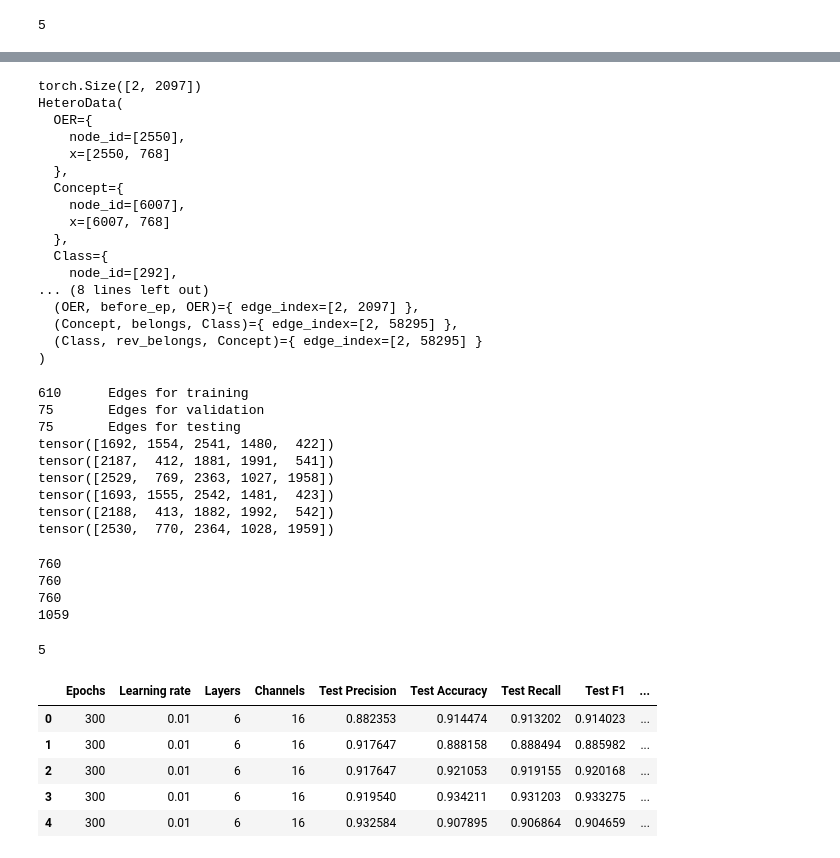
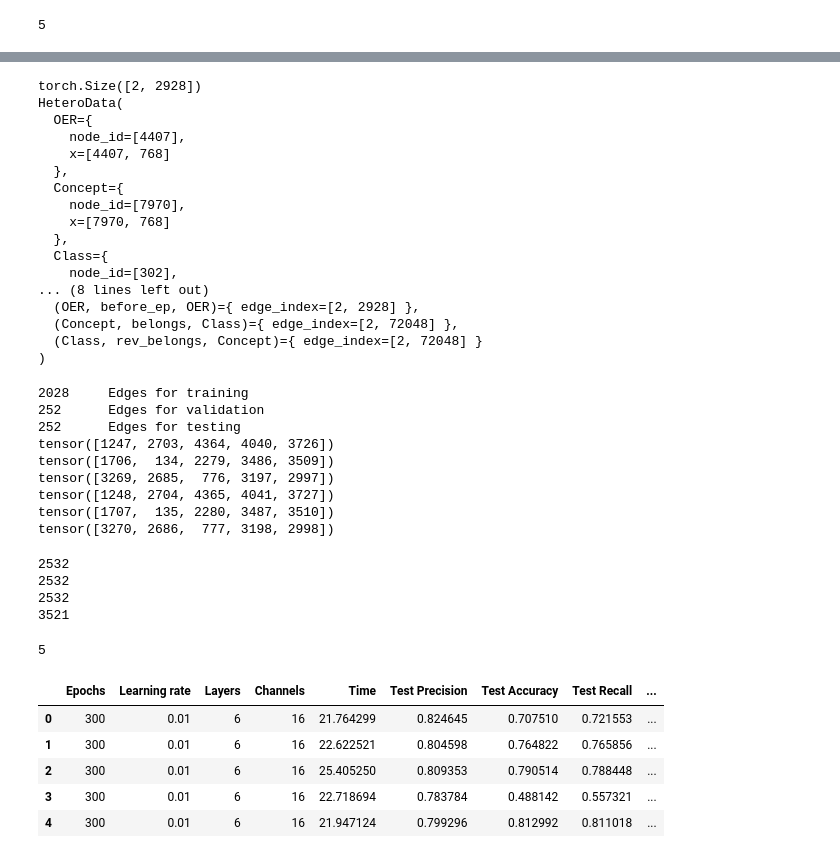
Before and after one commit to AymenRaouf/PrecedabilityOER, a Jupyter notebook: Modeling/Ablation.ipynb, the cells around one changed output, grey strips where cells are left out. Cells and saved outputs as stored; diff of their text form; code cells hidden in the pictures.

```diff
--- a/Modeling/Ablation.ipynb
+++ b/Modeling/Ablation.ipynb
@@ -2,9 +2,9 @@
 import os
 import pandas as pd
 import numpy as np
+import time
 
-
-main_publisher = 'OYC'
+main_publisher = 'Merged'
 
 script_dir = os.path.dirname(os.path.realpath('__file__'))
 path = os.path.join(script_dir, '../Data/' + main_publisher + '/')
@@ -375,6 +459,6 @@ def predict(model, test_data):
 # %%
-from models_ablation import ModelBase, ModelNoReinjection, ModelNoEnrichment
-df_results = pd.DataFrame()
+from models_ablation import ModelBase, ModelNoReinjection
+df_ModelNoEnrichment = pd.DataFrame()
 v = 'v8'
 seed_everything()
 for params in selected_params:
@@ -387,12 +471,15 @@ for params in selected_params:
         results = {}
 
         model = ModelNoEnrichment(node_types = data.node_types, heads = 3, hidden_channels = params['hidden_channels'], entity_features = params['entity_features'], out_channels = 1, num_layers = params['num_layers'])
+        start = time.time()
         train_results = train(model, train_data, params['epochs'], params['lr'])
+        end = time.time()
         model = train_results['Model']
         results['Epochs'] = params['epochs']
         results['Learning rate'] = params['lr']
         results['Layers'] = params['num_layers']
         results['Channels'] = params['hidden_channels']
+        results['Time'] = end - start
 
         '''validation_results = predict(model, val_data)
         #results['Validation AUC'] = validation_results["AUC"]
@@ -411,6 +498,6 @@ for params in selected_params:
         loss_values = train_results['Loss_values']
         results['Loss'] = train_results['Loss']
         results['Duration'] = train_results['Duration']
-        df_results = pd.concat([df_results, pd.DataFrame([results])], ignore_index = True)
-df_results.head(20)
+        df_ModelNoEnrichment = pd.concat([df_ModelNoEnrichment, pd.DataFrame([results])], ignore_index = True)
+df_ModelNoEnrichment.head(20)
 # %% [output]
@@ -453,22 +540,22 @@ data['Class', 'rev_belongs', 'Concept'].edge_index = concept_belongs_class_rev
 data.validate()
 print(data)
 # %% [output]
-torch.Size([2, 2097])
+torch.Size([2, 2928])
 HeteroData(
   OER={
-    node_id=[2550],
-    x=[2550, 768]
+    node_id=[4407],
+    x=[4407, 768]
   },
   Concept={
-    node_id=[6007],
-    x=[6007, 768]
+    node_id=[7970],
+    x=[7970, 768]
   },
   Class={
-    node_id=[292],
+    node_id=[302],
 ... (8 lines left out)
-  (OER, before_ep, OER)={ edge_index=[2, 2097] },
-  (Concept, belongs, Class)={ edge_index=[2, 58295] },
-  (Class, rev_belongs, Concept)={ edge_index=[2, 58295] }
+  (OER, before_ep, OER)={ edge_index=[2, 2928] },
+  (Concept, belongs, Class)={ edge_index=[2, 72048] },
+  (Class, rev_belongs, Concept)={ edge_index=[2, 72048] }
 )
 # %%
 agnostic = False
@@ -499,15 +586,15 @@ print(train_data["OER", "before_sr", "OER"].edge_label_index[1][:5])
 print(val_data["OER", "before_sr", "OER"].edge_label_index[1][:5])
 print(test_data["OER", "before_sr", "OER"].edge_label_index[1][:5])
 # %% [output]
-610      Edges for training
-75       Edges for validation
-75       Edges for testing
-tensor([1692, 1554, 2541, 1480,  422])
-tensor([2187,  412, 1881, 1991,  541])
-tensor([2529,  769, 2363, 1027, 1958])
-tensor([1693, 1555, 2542, 1481,  423])
-tensor([2188,  413, 1882, 1992,  542])
-tensor([2530,  770, 2364, 1028, 1959])
+2028     Edges for training
+252      Edges for validation
+252      Edges for testing
+tensor([1247, 2703, 4364, 4040, 3726])
+tensor([1706,  134, 2279, 3486, 3509])
+tensor([3269, 2685,  776, 3197, 2997])
+tensor([1248, 2704, 4365, 4041, 3727])
+tensor([1707,  135, 2280, 3487, 3510])
+tensor([3270, 2686,  777, 3198, 2998])
 # %%
 seed_everything()
 cross_val_data = {}
@@ -535,10 +622,10 @@ print(len(cross_val_data["OER", "before_sr", "OER"]["edge_label"]))
 print(len(cross_val_data["OER", "before_sr", "OER"]["edge_label_index"][0]))
 print(len(cross_val_data["OER", "before_sr", "OER"]["edge_index"][0]))
 # %% [output]
-760
-760
-760
-1059
+2532
+2532
+2532
+3521
 # %%
 seed_everything()
 num_samples = len(cross_val_data["OER", "before_sr", "OER"]["edge_label"])
@@ -745,7 +832,7 @@ def predict(model, test_data):
         'F1' : f1
     }
 # %%
-df_results = pd.DataFrame()
+df_ModelNoReinjection = pd.DataFrame()
 v = 'v8'
 seed_everything()
 for params in selected_params:
@@ -756,39 +843,42 @@ for params in selected_params:
         test_data["OER", "before_sr", "OER"].edge_label_index = cross_val_data_test[n]["OER", "before_sr", "OER"]["edge_label_index"]
 
         results = {}
 
         model = ModelNoReinjection(node_types = data.node_types, heads = 3, hidden_channels = params['hidden_channels'], entity_features = params['entity_features'], out_channels = 1, num_layers = params['num_layers'])
+        start = time.time()
         train_results = train(model, train_data, params['epochs'], params['lr'])
+        end = time.time()
         model = train_results['Model']
         results['Epochs'] = params['epochs']
         results['Learning rate'] = params['lr']
         results['Layers'] = params['num_layers']
         results['Channels'] = params['hidden_channels']
+        results['Time'] = end - start
 
         '''validation_results = predict(model, val_data)
         #results['Validation AUC'] = validation_results["AUC"]
         results['Validation Precision'] = validation_results["Precision"]
         results['Validation Accuracy'] = validation_results["Accuracy"]
         results['Validation Recall'] = validation_results["Recall"]
         results['Validation F1'] = validation_results["F1"]'''
 
         test_results = predict(model, test_data)
         #results['Test AUC'] = test_results["AUC"]
         results['Test Precision'] = test_results["Precision"]
         results['Test Accuracy'] = test_results["Accuracy"]
         results['Test Recall'] = test_results["Recall"]
         results['Test F1'] = test_results["F1"]
 
         loss_values = train_results['Loss_values']
         results['Loss'] = train_results['Loss']
         results['Duration'] = train_results['Duration']
-        df_results = pd.concat([df_results, pd.DataFrame([results])], ignore_index = True)
-df_results.head(20)
+        df_ModelNoReinjection = pd.concat([df_ModelNoReinjection, pd.DataFrame([results])], ignore_index = True)
+df_ModelNoReinjection.head(20)
 # %% [output]
-|  | Epochs | Learning rate | Layers | Channels | Test Precision | Test Accuracy | Test Recall | Test F1 | ... |
-| 0 | 300 | 0.01 | 6 | 16 | 0.882353 | 0.914474 | 0.913202 | 0.914023 | ... |
-| 1 | 300 | 0.01 | 6 | 16 | 0.917647 | 0.888158 | 0.888494 | 0.885982 | ... |
-| 2 | 300 | 0.01 | 6 | 16 | 0.917647 | 0.921053 | 0.919155 | 0.920168 | ... |
-| 3 | 300 | 0.01 | 6 | 16 | 0.919540 | 0.934211 | 0.931203 | 0.933275 | ... |
-| 4 | 300 | 0.01 | 6 | 16 | 0.932584 | 0.907895 | 0.906864 | 0.904659 | ... |
+|  | Epochs | Learning rate | Layers | Channels | Time | Test Precision | Test Accuracy | Test Recall | ... |
+| 0 | 300 | 0.01 | 6 | 16 | 21.764299 | 0.824645 | 0.707510 | 0.721553 | ... |
+| 1 | 300 | 0.01 | 6 | 16 | 22.622521 | 0.804598 | 0.764822 | 0.765856 | ... |
+| 2 | 300 | 0.01 | 6 | 16 | 25.405250 | 0.809353 | 0.790514 | 0.788448 | ... |
+| 3 | 300 | 0.01 | 6 | 16 | 22.718694 | 0.783784 | 0.488142 | 0.557321 | ... |
+| 4 | 300 | 0.01 | 6 | 16 | 21.947124 | 0.799296 | 0.812992 | 0.811018 | ... |
 # %%
```
Also changed, not shown: parts of 19 cells of this notebook, 3 other files.
